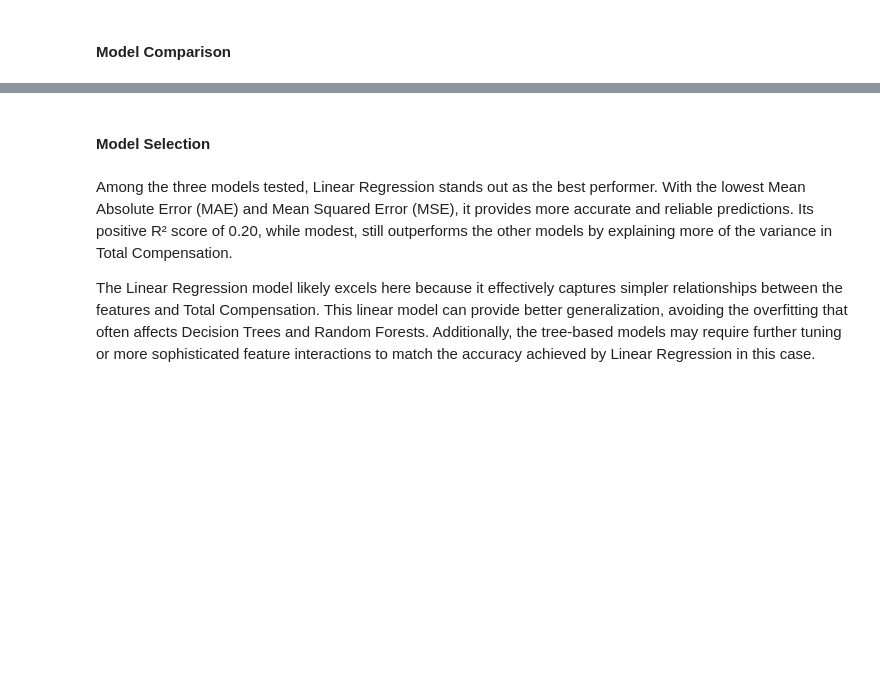
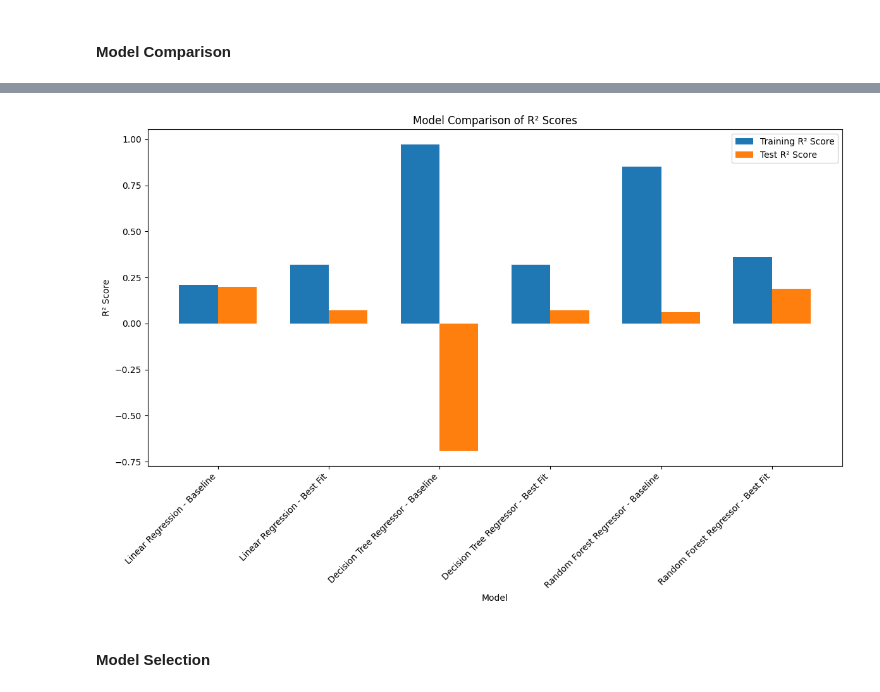
Before and after one commit to tfmontague/developer-salary-capstone, a Jupyter notebook: modeling.ipynb, the cells around one changed output, grey strips where cells are left out. Cells and saved outputs as stored; diff of their text form; code cells hidden in the pictures; blank space fills up the shorter version.

```diff
--- a/modeling.ipynb
+++ b/modeling.ipynb
@@ -617,6 +783,47 @@ print(results_df)
+# %%
+import matplotlib.pyplot as plt
+import pandas as pd
+
+# Define the evaluation metrics for each model
+data = {
+    "Model": [
+        "Linear Regression - Baseline", "Linear Regression - Best Fit",
+        "Decision Tree Regressor - Baseline", "Decision Tree Regressor - Best Fit",
+        "Random Forest Regressor - Baseline", "Random Forest Regressor - Best Fit"
+    ],
+    "Training MAE": [39655.82, 36528.32, 2264.73, 36528.32, 16943.50, 35612.18],
+    "Training MSE": [2933477602.90, 2523174533.62, 110949208.99, 2523174533.62, 554659110.73, 2355704169.28],
+    "Training R² Score": [0.21, 0.32, 0.97, 0.32, 0.85, 0.36],
+    "Test MAE": [41487.11, 44450.88, 60327.25, 44450.88, 45342.23, 41468.26],
+    "Test MSE": [3243122526.82, 3764948444.21, 6833384163.11, 3764948444.21, 3782466515.61, 3254045421.13],
+    "Test R² Score": [0.20, 0.07, -0.69, 0.07, 0.06, 0.19]
+}
+
+# Convert the data to a DataFrame
+results_df = pd.DataFrame(data)
+
+# Plotting the comparison of models based on R² Score for Training and Test sets
+fig, ax = plt.subplots(figsize=(12, 8))
+
+# Bar width for spacing
+bar_width = 0.35
+index = range(len(results_df))
+
+# Plot Training and Test R² Scores side by side
+ax.bar(index, results_df["Training R² Score"], bar_width, label='Training R² Score')
+ax.bar([i + bar_width for i in index], results_df["Test R² Score"], bar_width, label='Test R² Score')
+
+# Set plot labels and titles
+ax.set_xlabel('Model')
+ax.set_ylabel('R² Score')
+ax.set_title('Model Comparison of R² Scores')
+ax.set_xticks([i + bar_width / 2 for i in index])
+ax.set_xticklabels(results_df['Model'], rotation=45, ha="right")
+ax.legend()
+
+plt.tight_layout()
+plt.show()
+# %% [output]
+[figure, added]
 # %% [markdown]
 #### **Model Selection**
-# %% [markdown]
-Among the three models tested, Linear Regression stands out as the best performer. With the lowest Mean Absolute Error (MAE) and Mean Squared Error (MSE), it provides more accurate and reliable predictions. Its positive R² score of 0.20, while modest, still outperforms the other models by explaining more of the variance in Total Compensation.
-
-The Linear Regression model likely excels here because it effectively captures simpler relationships between the features and Total Compensation. This linear model can provide better generalization, avoiding the overfitting that often affects Decision Trees and Random Forests. Additionally, the tree-based models may require further tuning or more sophisticated feature interactions to match the accuracy achieved by Linear Regression in this case.
```
Also changed, not shown: parts of 25 cells of this notebook, 4 other files.
